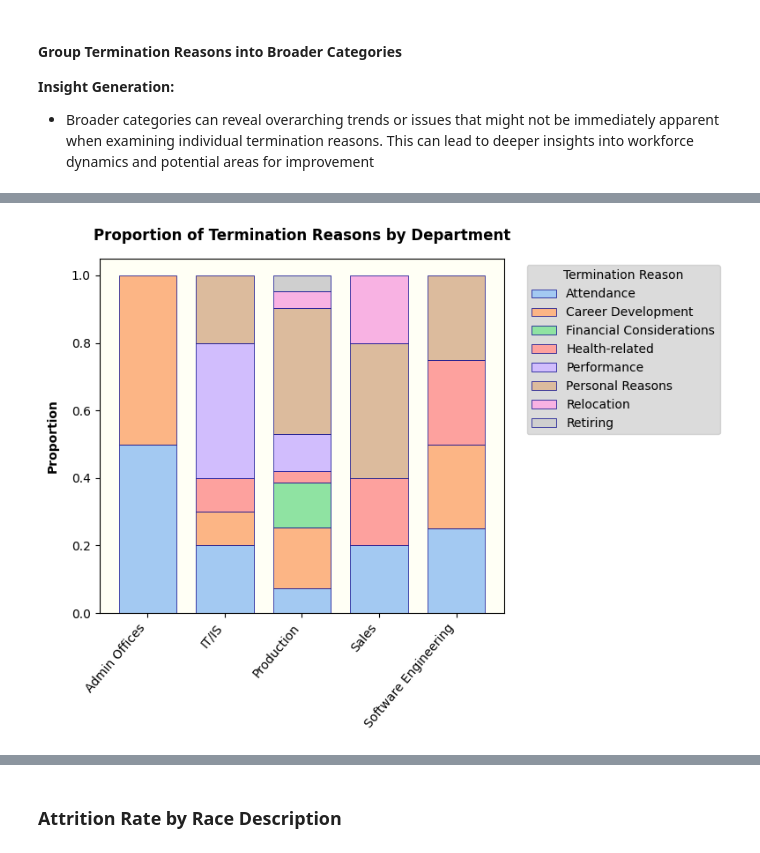
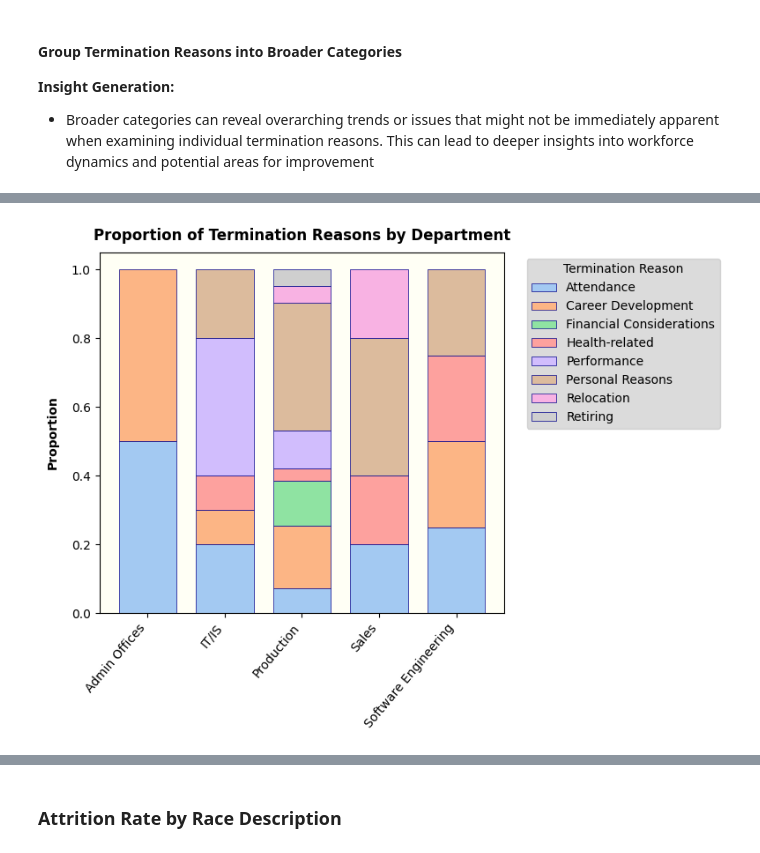
Before and after one commit to DanPkg/HR-Analytics-Insights-Project, a Jupyter notebook: human-resources-dataset-analysis-and-insights.ipynb, the cells around one changed output, grey strips where cells are left out. Saved outputs shown, nothing was run; the diff lists cells and outputs as text; code cells hidden in the pictures.

```diff
--- a/human-resources-dataset-analysis-and-insights.ipynb
+++ b/human-resources-dataset-analysis-and-insights.ipynb
@@ -2039,33 +2036,33 @@ dept_counts_per_reason_df['Total'] = dept_counts_per_reason_df.sum(axis=1)
 # Calculate the proportion of each termination reason for each department.
 proportion_dept_counts_df = dept_counts_per_reason_df.div(dept_counts_per_reason_df['Total'], axis=0)
 
 # Drop the 'Total' column.
 proportion_dept_counts_df.drop('Total', axis=1, inplace=True)
 
 # Custom bar width.
 bar_width = 0.75
 
 # Plot the bar plot.
 fig, ax = plt.subplots(figsize=(8, 6))
 proportion_dept_counts_df.plot(
     kind='bar',
     color=pastel_colors,
     edgecolor=bar_edge_color,
     linewidth=0.5,
     width=bar_width,
     stacked=True,
     ax=ax
 )
 ax.set_facecolor(chart_bg_color)
 
 # Plotting
-plt.title('Proportion of Termination Reasons by Department', fontweight='bold', pad=15)
+plt.title('Proportion of Termination Reasons by Department', **title_label_params)
 plt.xlabel('')
 plt.ylabel('Proportion', fontweight='bold', labelpad=10)
 plt.xticks(rotation=50, ha='right')
 plt.legend(title='Termination Reason', bbox_to_anchor=(1.04, 1), loc='upper left')
 plt.tight_layout()
 plt.show()
 # %% [output]
-[figure, old version]
+[figure, new version]
 # %% [markdown]
```
Also changed, not shown: parts of 35 cells of this notebook.
